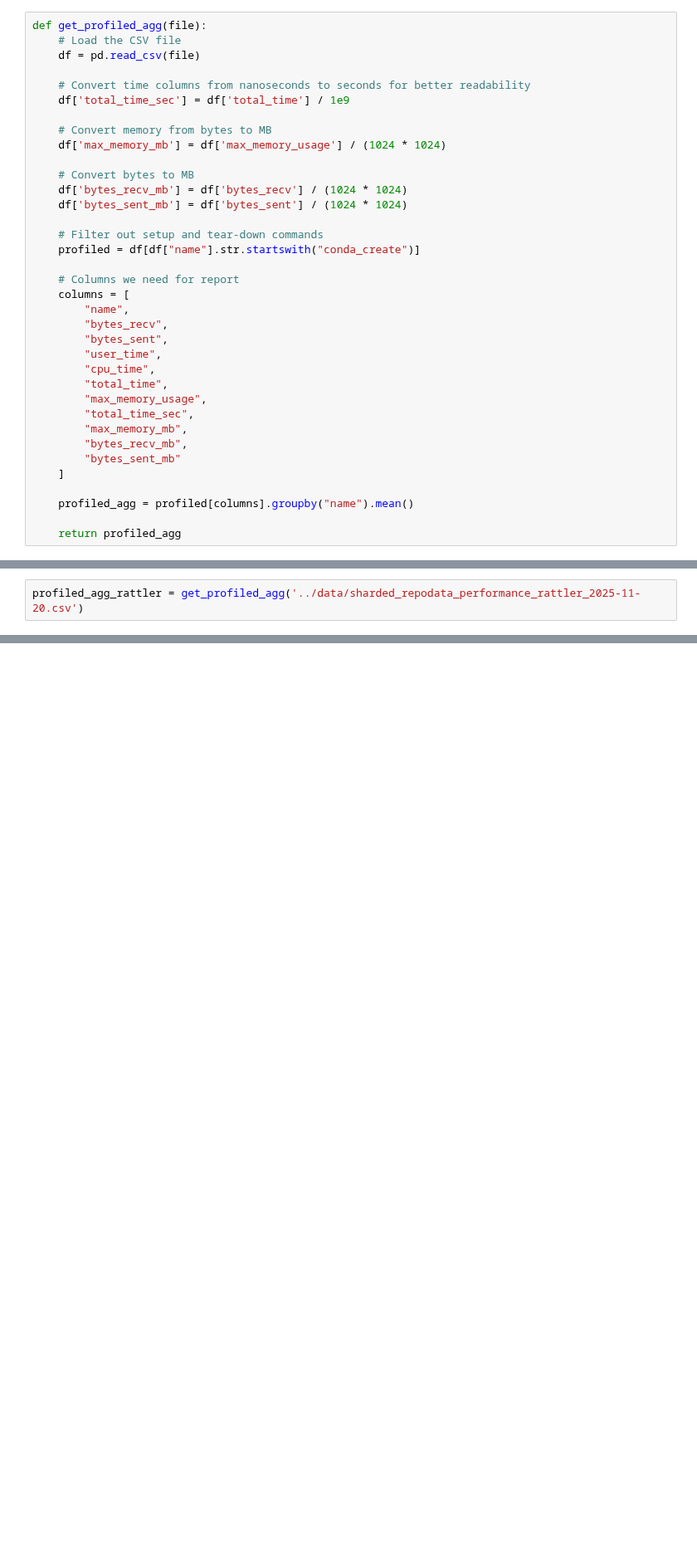
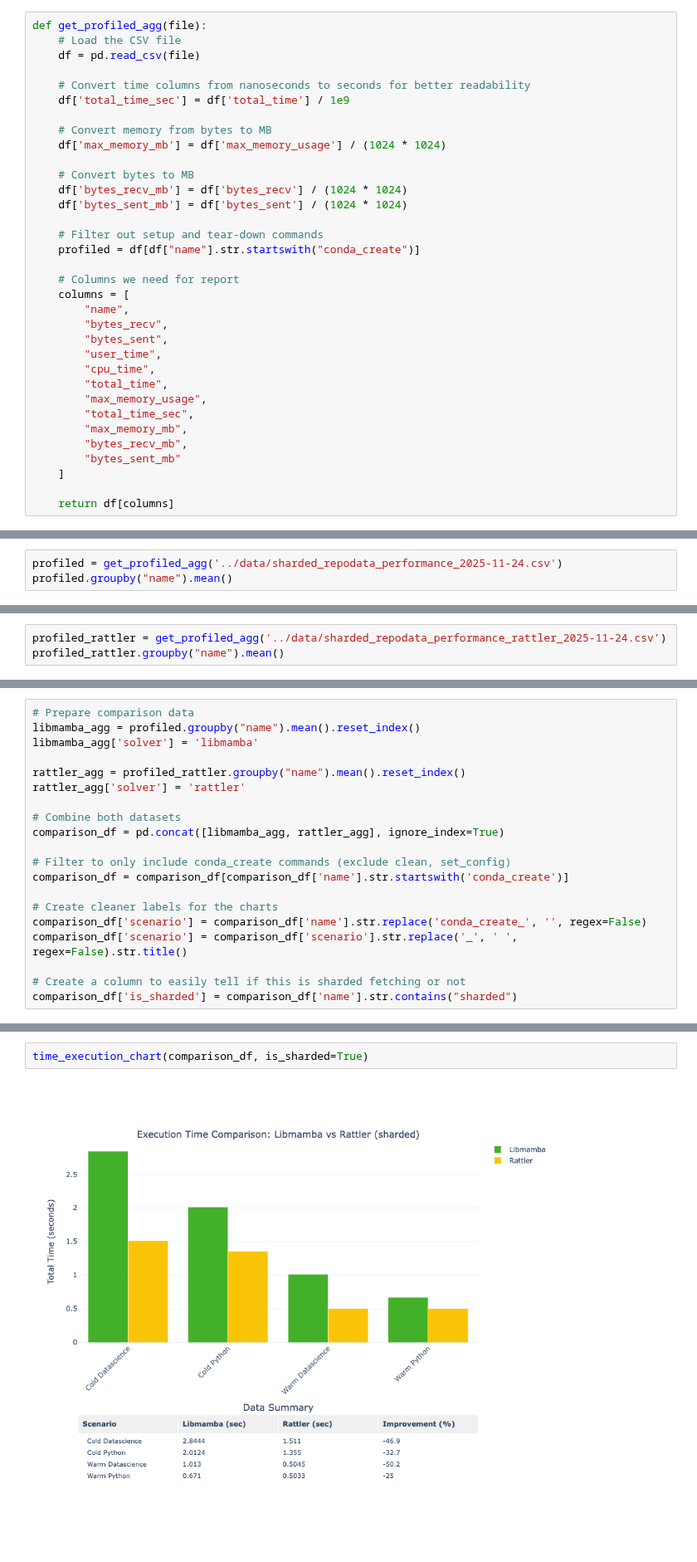
Before and after one commit to travishathaway/perfpy-conda, a Jupyter notebook: nb/sharded_repodata_report.ipynb, the cells around one changed output, grey strips where cells are left out. Shown at 83% size. Drawn from its saved outputs; the diff is of its cells as text; blank space fills up the shorter version.

```diff
--- a/nb/sharded_repodata_report.ipynb
+++ b/nb/sharded_repodata_report.ipynb
@@ -40,6 +43,4 @@ def get_profiled_agg(file):
         "bytes_sent_mb"
     ]
 
-    profiled_agg = profiled[columns].groupby("name").mean()
-
-    return profiled_agg
+    return df[columns]
@@ -61,2 +47,3 @@ profiled_agg_libmamba
 # %%
-profiled_agg_rattler = get_profiled_agg('../data/sharded_repodata_performance_rattler_2025-11-20.csv')
+profiled = get_profiled_agg('../data/sharded_repodata_performance_2025-11-24.csv')
+profiled.groupby("name").mean()
@@ -75,0 +63,3 @@ profiled_agg_rattler
+# %%
+profiled_rattler = get_profiled_agg('../data/sharded_repodata_performance_rattler_2025-11-24.csv')
+profiled_rattler.groupby("name").mean()
@@ -75,0 +82,20 @@ profiled_agg_rattler
+# %%
+# Prepare comparison data
+libmamba_agg = profiled.groupby("name").mean().reset_index()
+libmamba_agg['solver'] = 'libmamba'
+
+rattler_agg = profiled_rattler.groupby("name").mean().reset_index()
+rattler_agg['solver'] = 'rattler'
+
+# Combine both datasets
+comparison_df = pd.concat([libmamba_agg, rattler_agg], ignore_index=True)
+
+# Filter to only include conda_create commands (exclude clean, set_config)
+comparison_df = comparison_df[comparison_df['name'].str.startswith('conda_create')]
+
+# Create cleaner labels for the charts
+comparison_df['scenario'] = comparison_df['name'].str.replace('conda_create_', '', regex=False)
+comparison_df['scenario'] = comparison_df['scenario'].str.replace('_', ' ', regex=False).str.title()
+
+# Create a column to easily tell if this is sharded fetching or not
+comparison_df['is_sharded'] = comparison_df['name'].str.contains("sharded")
@@ -75,0 +172,4 @@ profiled_agg_rattler
+# %%
+time_execution_chart(comparison_df, is_sharded=True)
+# %% [output]
+[figure, added]
```
Also changed, not shown: parts of 14 cells of this notebook, 9 other files.
